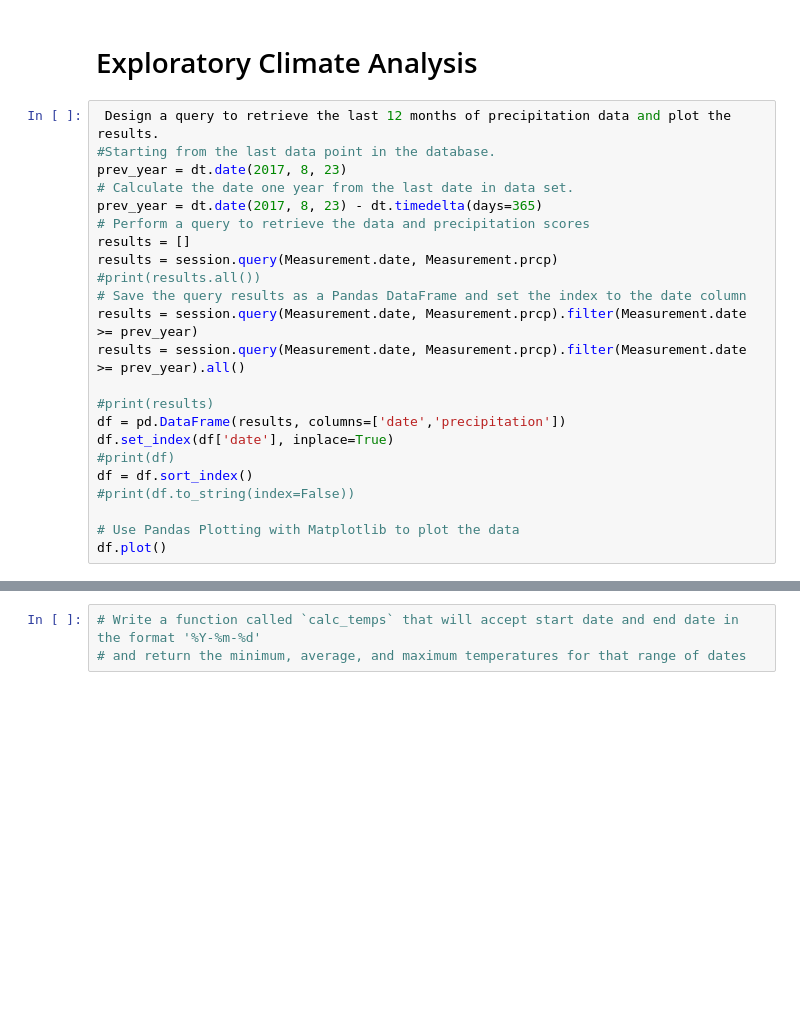
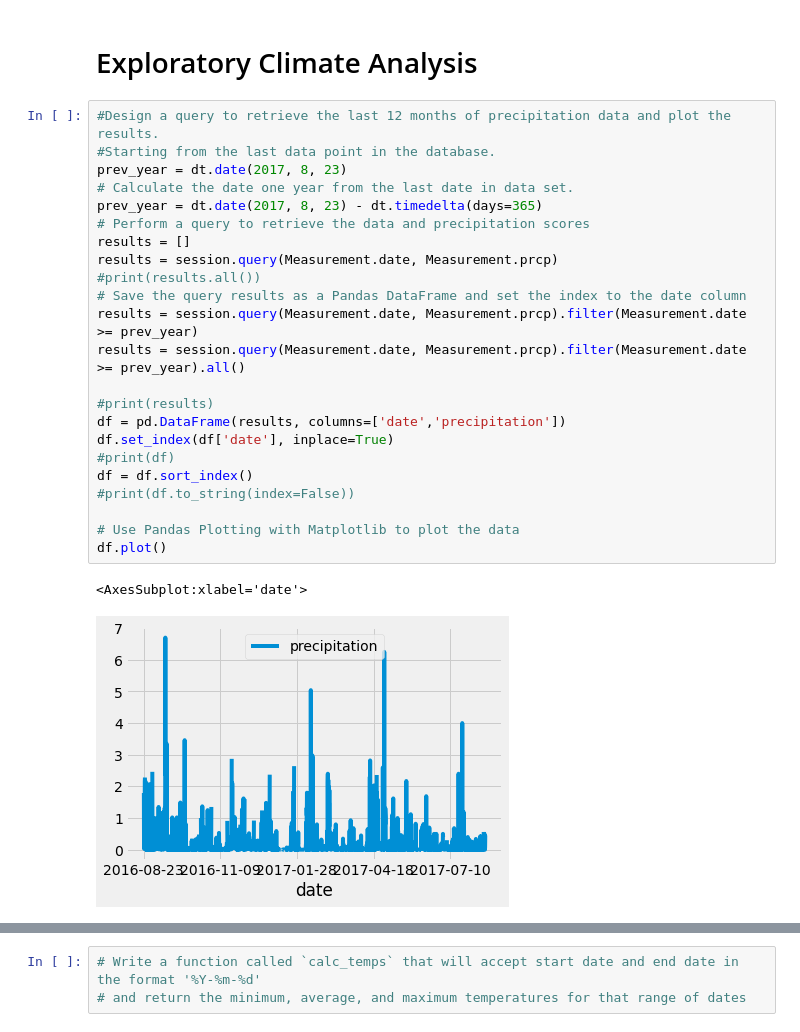
Before and after one commit to utsavchaudharygithub/surfs_up, a Jupyter notebook: climate_analysis.ipynb, the cells around one changed output, grey strips where cells are left out. Cells and saved outputs as stored; diff of their text form; blank space fills up the shorter version.

```diff
--- a/climate_analysis.ipynb
+++ b/climate_analysis.ipynb
@@ -41,28 +39,31 @@ session = Session(engine)
 # %% [markdown]
 # Exploratory Climate Analysis
 # %%
- Design a query to retrieve the last 12 months of precipitation data and plot the results.
+#Design a query to retrieve the last 12 months of precipitation data and plot the results.
 #Starting from the last data point in the database.
 prev_year = dt.date(2017, 8, 23)
 # Calculate the date one year from the last date in data set.
 prev_year = dt.date(2017, 8, 23) - dt.timedelta(days=365)
 # Perform a query to retrieve the data and precipitation scores
 results = []
 results = session.query(Measurement.date, Measurement.prcp)
 #print(results.all())
 # Save the query results as a Pandas DataFrame and set the index to the date column
 results = session.query(Measurement.date, Measurement.prcp).filter(Measurement.date >= prev_year)
 results = session.query(Measurement.date, Measurement.prcp).filter(Measurement.date >= prev_year).all()
 
 #print(results)
 df = pd.DataFrame(results, columns=['date','precipitation'])
 df.set_index(df['date'], inplace=True)
 #print(df)
 df = df.sort_index()
 #print(df.to_string(index=False))
 
 # Use Pandas Plotting with Matplotlib to plot the data
 df.plot()
+# %% [output]
+<AxesSubplot:xlabel='date'>
+[figure, added]
 # %%
 # Use Pandas to calcualte the summary statistics for the precipitation data
 df.describe()
```
Also changed, not shown: parts of 9 cells of this notebook, 4 other files.
